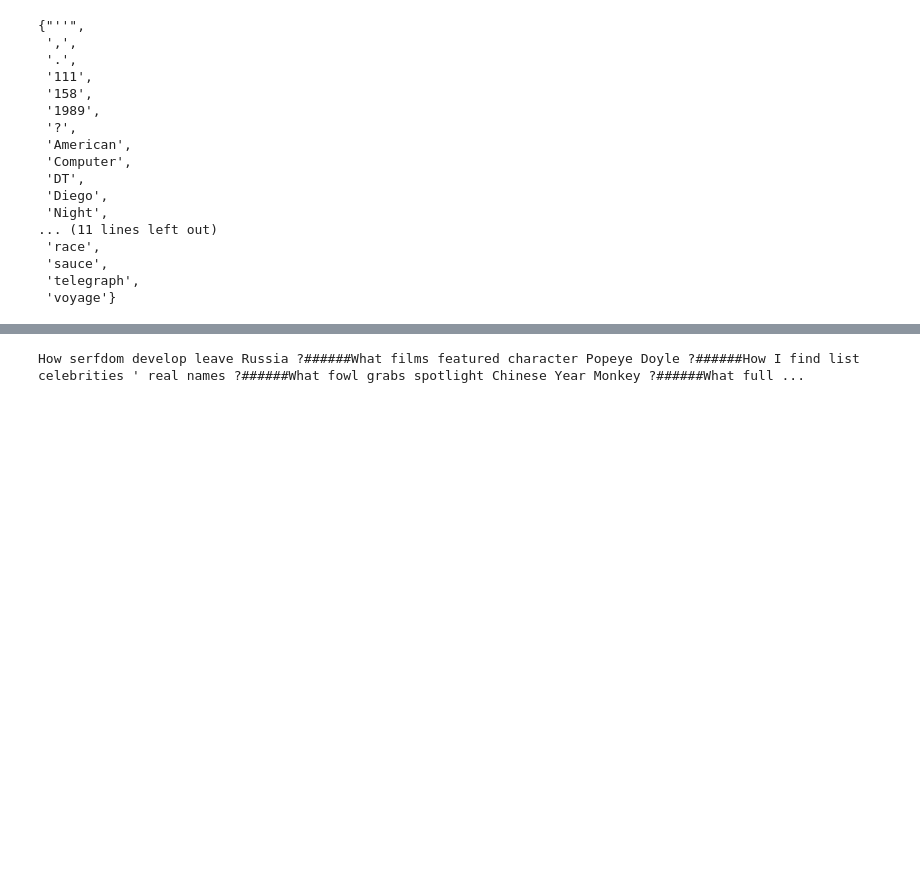
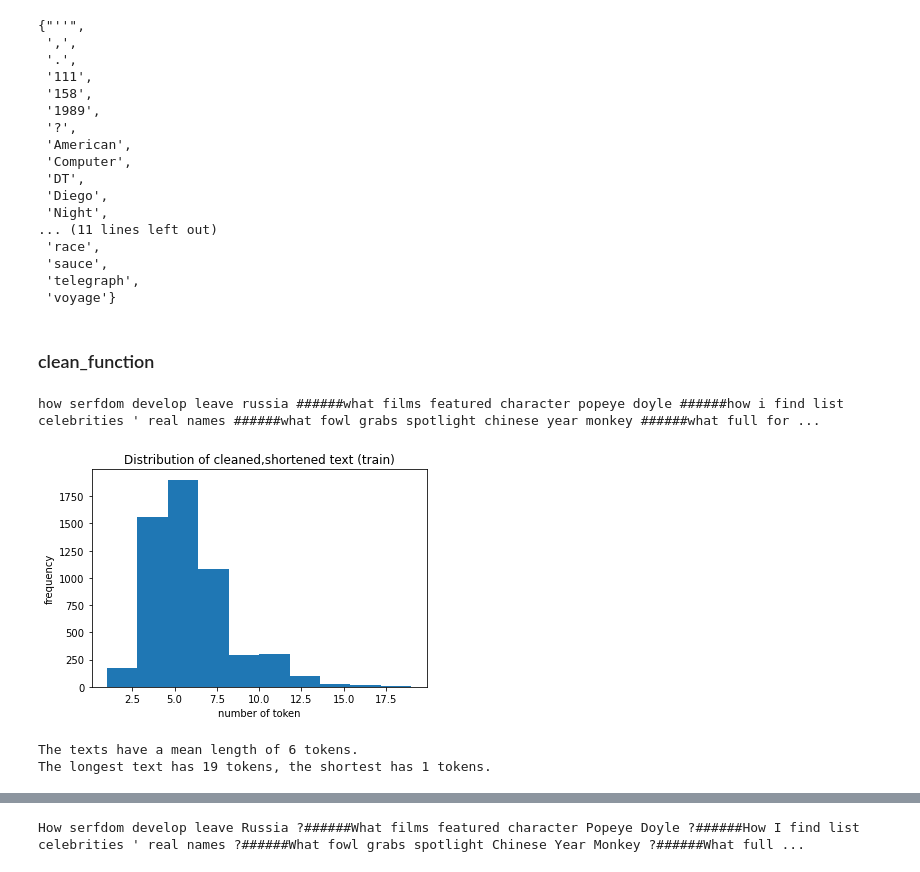
Before and after one commit to michalharakal/aida_question_classification, a Jupyter notebook: eda/eda.ipynb, the cells around one changed output, grey strips where cells are left out. Drawn from its saved outputs; the diff is of its cells as text; code cells hidden in the pictures; blank space fills up the shorter version.

```diff
--- a/eda/eda.ipynb
+++ b/eda/eda.ipynb
@@ -750,3 +894,30 @@ set(train_text_df[16])
  'sauce',
  'telegraph',
  'voyage'}
+# %% [markdown]
+### clean_function
+# %%
+# corpus df_train['text'] --> function clean_text
+clean_corpus = clean_text(text_corpus)
+print(clean_corpus[:500])
+
+clean_corpus_test = clean_text(text_corpus_test)
+# %% [output]
+how serfdom develop leave russia ######what films featured character popeye doyle ######how i find list celebrities ' real names ######what fowl grabs spotlight chinese year monkey ######what full for ...
+# %%
+#text column generated from question deleting stopwords
+train_df['text_clean'] = clean_corpus.split('######')
+train_df.head(2)
+
+test_df['text_clean'] = clean_corpus_test.split('######')
+# %%
+# distribution of length of questions, after clean_function
+df = train_df['text_clean']
+title = 'Distribution of cleaned,shortened text (train)'
+diagram ='length_clean_train'
+
+get_plot_length_text(df, title, diagram)
+# %% [output]
+[figure, added]
+The texts have a mean length of 6 tokens.
+The longest text has 19 tokens, the shortest has 1 tokens.
```
Also changed, not shown: parts of 49 cells of this notebook, 4 other files.
